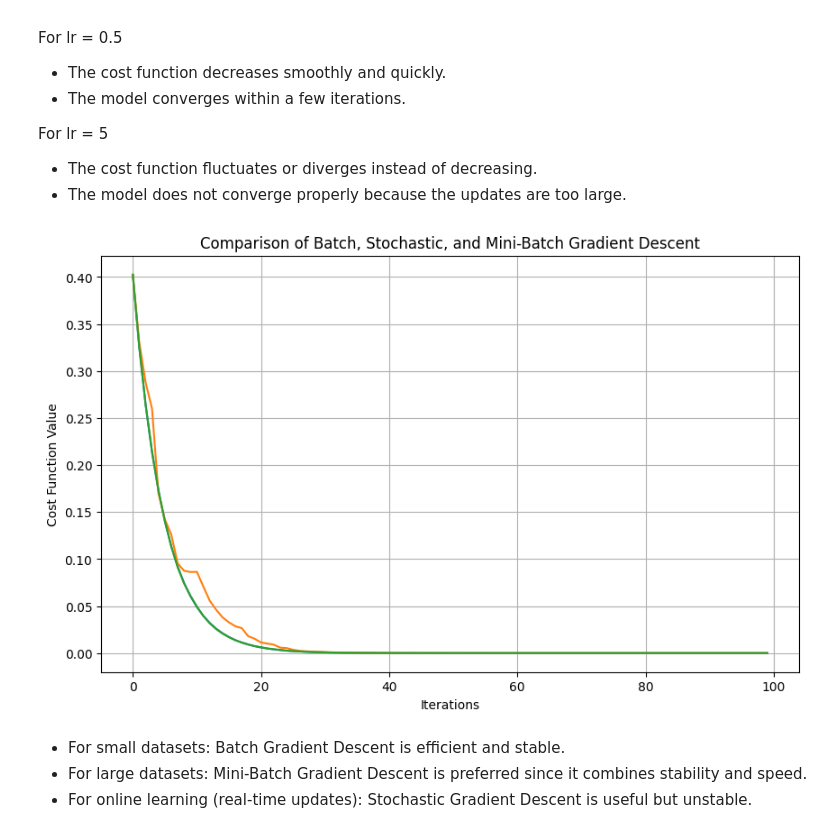
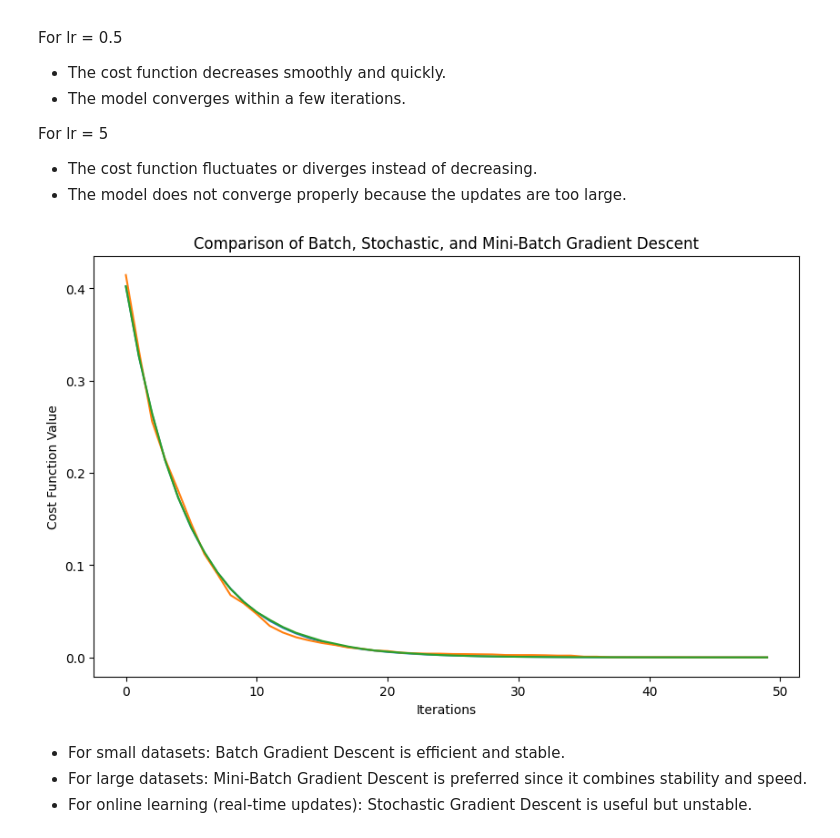
Before and after one commit to rahulkr08cse/AI-LAB, a Jupyter notebook: LAB3/main.ipynb, the cells around one changed output. Cells and saved outputs as stored; diff of their text form; code cells hidden in the pictures.

Commit message:
mini project

```diff
--- a/LAB3/main.ipynb
+++ b/LAB3/main.ipynb
@@ -296,8 +246,6 @@ For lr = 5
 - The cost function fluctuates or diverges instead of decreasing.
 - The model does not converge properly because the updates are too large.
 # %%
-df_y = pd.read_csv('linearY.csv', header=None, sep='\t', names=['valueY'])
-df_x = pd.read_csv('linearX.csv', header=None, sep='\t', names=['valueX'])
 x_data = df_x['valueX'].values
 y_data = df_y['valueY'].values
 
@@ -305,13 +253,10 @@ x_mean = np.mean(x_data)
 x_std = np.std(x_data)
 x_normalized = (x_data - x_mean) / x_std
 
-# Add a bias term (x0 = 1)
 X = np.c_[np.ones(x_normalized.shape[0]), x_normalized]
 y = y_data
-
-# Parameters
-alpha = 0.1
-num_iterations = 100
+alpha = 0.1  # Learning rate
+num_iterations = 50
 m = len(y)
 
 # Function for Gradient Descent Variants
@@ -320,44 +265,44 @@ def gradient_descent(method="batch", batch_size=10):
     cost_history = []
     for i in range(num_iterations):
         if method == "batch":
+            # Batch Gradient Descent
             predictions = X.dot(theta)
             errors = predictions - y
             gradient = (1/m) * X.T.dot(errors)
         elif method == "stochastic":
+            # Stochastic Gradient Descent
             rand_index = np.random.randint(0, m)
             xi = X[rand_index, :].reshape(1, -1)
             yi = y[rand_index]
             predictions = xi.dot(theta)
             errors = predictions - yi
             gradient = xi.T.dot(errors)
         elif method == "mini-batch":
+            # Mini-Batch Gradient Descent
             rand_indices = np.random.choice(m, batch_size, replace=False)
             X_batch = X[rand_indices, :]
             y_batch = y[rand_indices]
             predictions = X_batch.dot(theta)
             errors = predictions - y_batch
             gradient = (1/batch_size) * X_batch.T.dot(errors)
         theta -= alpha * gradient
         cost = (1/(2*m)) * np.sum((X.dot(theta) - y)**2)
         cost_history.append(cost)
+
     return theta, cost_history
-
-# Train models using different gradient descent methods
 theta_bgd, cost_bgd = gradient_descent(method="batch")
 theta_sgd, cost_sgd = gradient_descent(method="stochastic")
 theta_mbgd, cost_mbgd = gradient_descent(method="mini-batch", batch_size=10)
 plt.figure(figsize=(10, 6))
 plt.plot(range(len(cost_bgd)), cost_bgd, label="Batch Gradient Descent")
 plt.plot(range(len(cost_sgd)), cost_sgd, label="Stochastic Gradient Descent")
 plt.plot(range(len(cost_mbgd)), cost_mbgd, label="Mini-Batch Gradient Descent")
-
 plt.xlabel("Iterations")
 plt.ylabel("Cost Function Value")
 plt.title("Comparison of Batch, Stochastic, and Mini-Batch Gradient Descent")
-plt.grid()
 plt.show()
 # %% [output]
-[figure, old version]
+[figure, new version]
 # %% [markdown]
 - For small datasets: Batch Gradient Descent is efficient and stable.
 - For large datasets: Mini-Batch Gradient Descent is preferred since it combines stability and speed.
```
Also changed, not shown: parts of 6 cells of this notebook.
